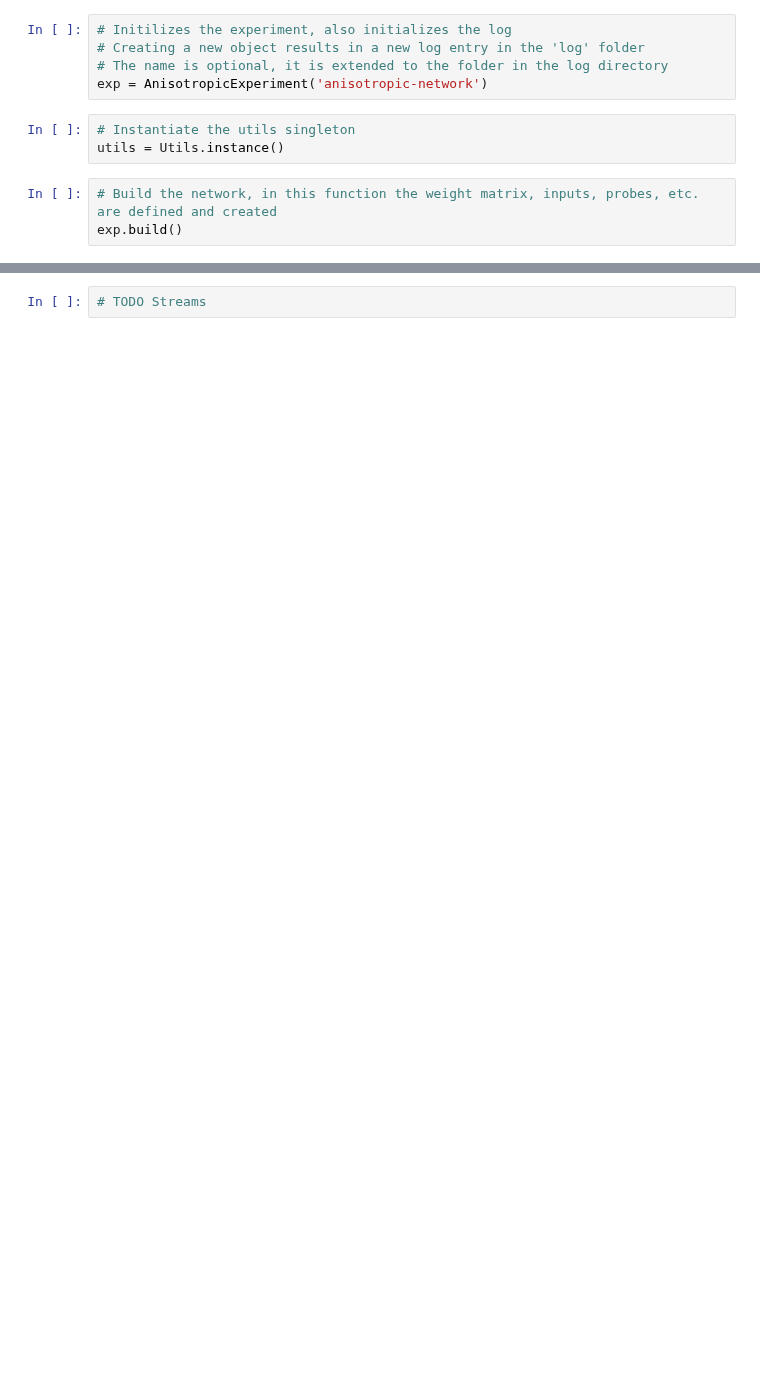
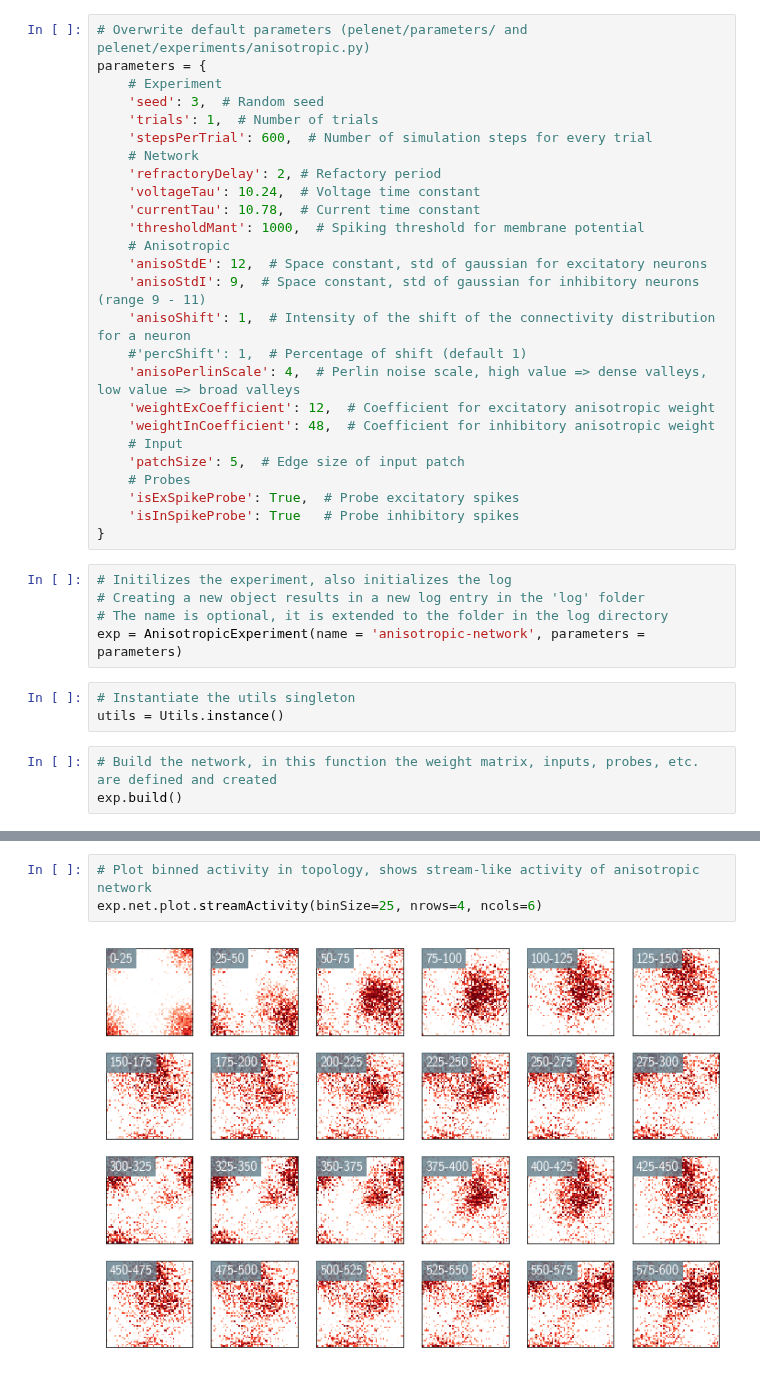
Before and after one commit to sagacitysite/pelenet, a Jupyter notebook: 03_anisotropic-network.ipynb, the cells around one changed output, grey strips where cells are left out. Drawn from its saved outputs; the diff is of its cells as text; blank space fills up the shorter version.

```diff
--- a/03_anisotropic-network.ipynb
+++ b/03_anisotropic-network.ipynb
@@ -26,11 +26,37 @@ import nxsdk.api.n2a as nx
 import matplotlib
 import matplotlib.pyplot as plt
 from time import time
+# %%
+# Overwrite default parameters (pelenet/parameters/ and pelenet/experiments/anisotropic.py)
+parameters = {
+    # Experiment
+    'seed': 3,  # Random seed
+    'trials': 1,  # Number of trials
+    'stepsPerTrial': 600,  # Number of simulation steps for every trial
+    # Network
+    'refractoryDelay': 2, # Refactory period
+    'voltageTau': 10.24,  # Voltage time constant
+    'currentTau': 10.78,  # Current time constant
+    'thresholdMant': 1000,  # Spiking threshold for membrane potential
+    # Anisotropic
+    'anisoStdE': 12,  # Space constant, std of gaussian for excitatory neurons
+    'anisoStdI': 9,  # Space constant, std of gaussian for inhibitory neurons (range 9 - 11)
+    'anisoShift': 1,  # Intensity of the shift of the connectivity distribution for a neuron
+    #'percShift': 1,  # Percentage of shift (default 1)
+    'anisoPerlinScale': 4,  # Perlin noise scale, high value => dense valleys, low value => broad valleys
+    'weightExCoefficient': 12,  # Coefficient for excitatory anisotropic weight
+    'weightInCoefficient': 48,  # Coefficient for inhibitory anisotropic weight
+    # Input
+    'patchSize': 5,  # Edge size of input patch
+    # Probes
+    'isExSpikeProbe': True,  # Probe excitatory spikes
+    'isInSpikeProbe': True   # Probe inhibitory spikes
+}
 # %%
 # Initilizes the experiment, also initializes the log
 # Creating a new object results in a new log entry in the 'log' folder
 # The name is optional, it is extended to the folder in the log directory
-exp = AnisotropicExperiment('anisotropic-network')
+exp = AnisotropicExperiment(name = 'anisotropic-network', parameters = parameters)
 # %%
 # Instantiate the utils singleton
 utils = Utils.instance()
@@ -73,2 +109,5 @@ exp.net.plot.reservoirRates(figsize=(12,3), fr=50, to=550, ylim=(0,0.3))
-# %%
-# TODO Streams
+# %%
+# Plot binned activity in topology, shows stream-like activity of anisotropic network
+exp.net.plot.streamActivity(binSize=25, nrows=4, ncols=6)
+# %% [output]
+[figure, added]
```
Also changed, not shown: parts of 5 cells of this notebook, 18 other files.
